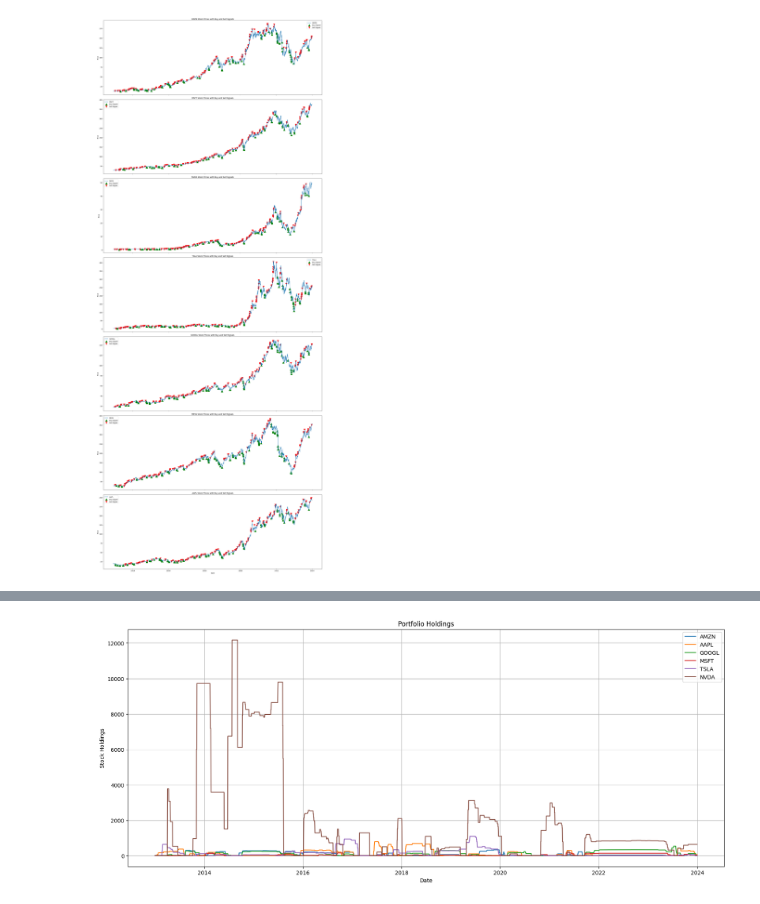
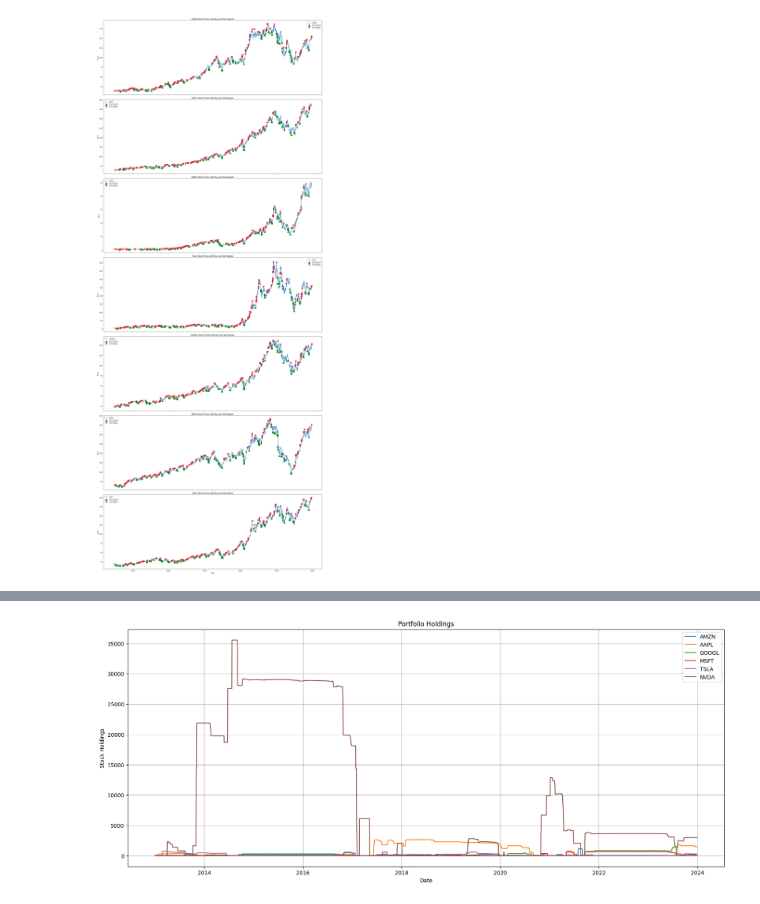
Before and after one commit to rachieeek/Mag7-BollingerBands-ATR-Strategy, a Jupyter notebook: analysis/analysis.ipynb, the cells around one changed output, grey strips where cells are left out. Cells and saved outputs as stored; diff of their text form; code cells hidden in the pictures.

```diff
--- a/analysis/analysis.ipynb
+++ b/analysis/analysis.ipynb
@@ -124,6 +127,10 @@ Testing with risk level of 0.009500000000000001
 print(results)
 
 print("\n\nOptimal Risk Level According to Annual Return:", results['Annual Return'].idxmax())
+optimal_risk_return = results['Annual Return'].idxmax()
+
+print("\n\nOptimal Risk Level According to Sharpe Ratio:", results['Sharpe Ratio'].idxmax())
+optimal_risk_sharpe = results['Sharpe Ratio'].idxmax()
 # %% [output]
             Total Return  Annual Return  Annual Volatility  Sharpe Ratio  \
 Risk Level
@@ -147,18 +154,13 @@ Optimal Risk Level According to Annual Return: 0.0035
 # %%
-def get_portfolio_value():
-    df = pd.read_csv('portfolio_versions/portfolio.csv')
-    return df
+optimal_portfolio = get_portfolio.generate_portfolio(data_dict, position_sizing='risk', risk_factor=optimal_risk_sharpe)
 
-portfolio = get_portfolio_value()
-
-rolling_value_x = 30
+rolling_value_x = 1
 
 # plot rolling total value of the portfolio for visibility
-portfolio[f'Rolling {rolling_value_x}D Total Value'] = portfolio['Total'].ewm(span=rolling_value_x).mean()
-portfolio['Date'] = pd.to_datetime(portfolio['Date'])
+optimal_portfolio[f'Rolling {rolling_value_x}D Total Value'] = optimal_portfolio['Total'].ewm(span=rolling_value_x).mean()
 
 plt.figure(figsize=(20, 8))
-plt.plot(portfolio['Date'], portfolio[f'Rolling {rolling_value_x}D Total Value'], label=f'{rolling_value_x}-day Rolling Value')
+plt.plot(optimal_portfolio.index, optimal_portfolio[f'Rolling {rolling_value_x}D Total Value'], label=f'{rolling_value_x}-day Rolling Value')
 plt.plot(spx/spx.iloc[0]*10000, label='S&P 500')
 plt.xlabel('Date')
 plt.ylabel('Rolling Total Value')
@@ -171,21 +173,19 @@ plt.show()
 # %%
 # see how the portfolio holdings change
-portfolio['Date'] = pd.to_datetime(portfolio['Date'])
-
 plt.figure(figsize=(20, 8))
-plt.plot(portfolio['Date'], portfolio['AMZN'], label='AMZN')
-plt.plot(portfolio['Date'], portfolio['AAPL'], label='AAPL')
-plt.plot(portfolio['Date'], portfolio['GOOGL'], label='GOOGL')
-plt.plot(portfolio['Date'], portfolio['MSFT'], label='MSFT')
-plt.plot(portfolio['Date'], portfolio['TSLA'], label='TSLA')
-plt.plot(portfolio['Date'], portfolio['NVDA'], label='NVDA')
+plt.plot(optimal_portfolio.index, optimal_portfolio['AMZN'], label='AMZN')
+plt.plot(optimal_portfolio.index, optimal_portfolio['AAPL'], label='AAPL')
+plt.plot(optimal_portfolio.index, optimal_portfolio['GOOGL'], label='GOOGL')
+plt.plot(optimal_portfolio.index, optimal_portfolio['MSFT'], label='MSFT')
+plt.plot(optimal_portfolio.index, optimal_portfolio['TSLA'], label='TSLA')
+plt.plot(optimal_portfolio.index, optimal_portfolio['NVDA'], label='NVDA')
 
 plt.xlabel('Date')
 plt.ylabel('Stock Holdings')
 plt.title('Portfolio Holdings')
 plt.legend()
 plt.grid(True)
 plt.show()
 # %% [output]
-[figure, old version]
+[figure, new version]
 # %%
```
Also changed, not shown: parts of 10 cells of this notebook, 12 other files.
